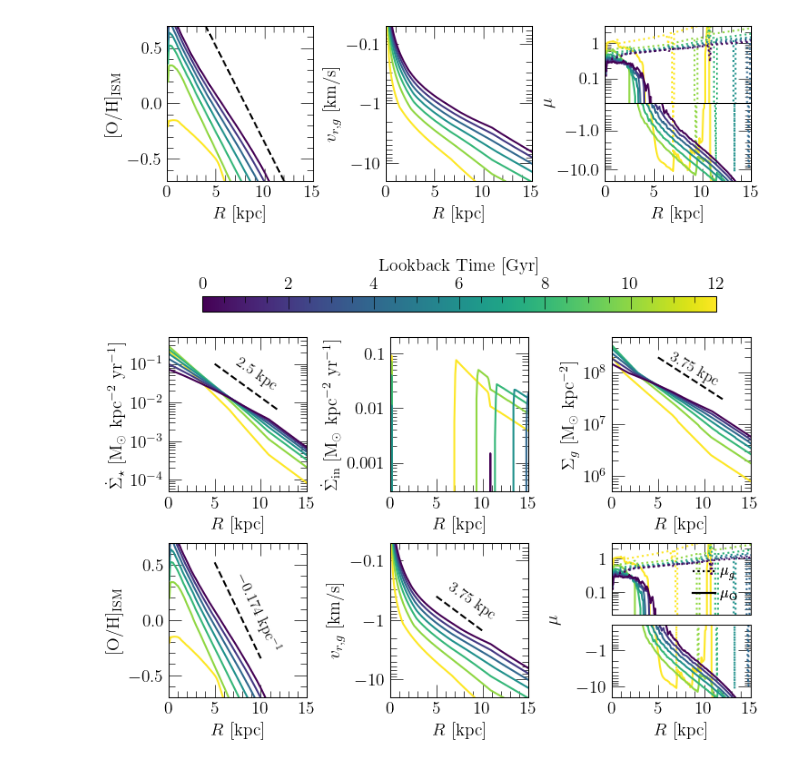
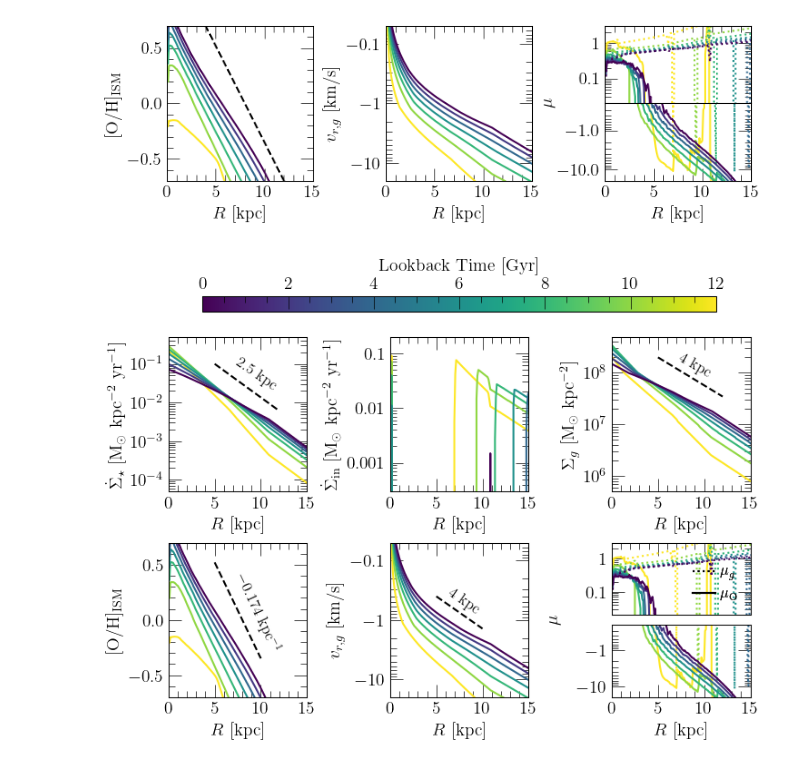
Before and after one commit to giganano/radial-flows, a Jupyter notebook: notebooks/river.ipynb, the cells around one changed output. Saved outputs shown, nothing was run; the diff lists cells and outputs as text; code cells hidden in the pictures.

Commit message:
a bunch of models and figures

```diff
--- a/notebooks/river.ipynb
+++ b/notebooks/river.ipynb
@@ -290,7 +290,7 @@ axes[2].set_ylabel(r"$\Sigma_g$ [M$_\odot$ kpc$^{-2}$]", fontsize = 14)
 axes[3].set_ylabel(r"[O/H]$_\text{ISM}$")
 axes[4].set_ylabel(r"$v_{r,g}$ [km/s]")
 
-bottom = fig.add_axes([0.8, 0.8, 0.1, 0.1], sharex = ax3_top)
+bottom = fig.add_axes([0.8, 0.8, 0.1, 0.1], sharex = axes[-1])
 plt.setp(axes[-1].get_xticklabels(), visible = False)
 bottom.set_xlabel(r"$R$ [kpc]")
 bottom.set_ylim(YLIM[-1])
@@ -354,18 +354,18 @@ yvals = [0.1 * np.exp(-(x - xvals[0]) / 2.5) for x in xvals]
 axes[0].plot(xvals, yvals, **kwargs)
 axes[0].text(7, 0.02, r"2.5 kpc", fontsize = fs, rotation = -35)
 
-yvals = [2.e8 * np.exp(-(x - xvals[0]) / 3.75) for x in xvals]
+yvals = [2.e8 * np.exp(-(x - xvals[0]) / 4) for x in xvals]
 axes[2].plot(xvals, yvals, **kwargs)
-axes[2].text(6, 5.5e7, r"3.75 kpc", fontsize = fs, rotation = -30)
+axes[2].text(7, 8e7, r"4 kpc", fontsize = fs, rotation = -30)
 
 xvals = np.linspace(5, 10, 100)
 yvals = [-0.174 * (x - 8) for x in xvals]
 axes[3].plot(xvals, yvals, **kwargs)
 axes[3].text(7, -0.3, r"$-0.174$ kpc$^{-1}$", fontsize = fs, rotation = -65)
 
-yvals = [0.4 * np.exp((x - xvals[0]) / 3.75) for x in xvals]
+yvals = [0.4 * np.exp((x - xvals[0]) / 4) for x in xvals]
 axes[4].plot(xvals, yvals, **kwargs)
-axes[4].text(6, 1, r"3.75 kpc", fontsize = fs, rotation = -35)
+axes[4].text(6, 0.8, r"4 kpc", fontsize = fs, rotation = -35)
 
 kwargs = {
     "c": named_colors()["black"]
@@ -394,31 +394,31 @@ mu_split = 0.01
 cbar_ax.set_position([
     axes[0].get_position().x0 + 0.05,
     axes[0].get_position().y1 + 0.05,
     axes[2].get_position().x1 - axes[0].get_position().x0 - 0.1,
     0.03
 ])
 axes[-1].set_position([
     axes[-1].get_position().x0,
     (axes[-2].get_position().y0 + axes[-2].get_position().y1) / 2 + mu_split,
     axes[-1].get_position().x1 - axes[-1].get_position().x0,
     (axes[-2].get_position().y1 - axes[-2].get_position().y0) / 2 - mu_split
 ])
 bottom.set_position([
     axes[-1].get_position().x0,
     axes[-2].get_position().y0,
     axes[-1].get_position().x1 - axes[-1].get_position().x0,
     (axes[-2].get_position().y1 - axes[-2].get_position().y0) / 2 - mu_split
 ])
 dummy.set_position([
     bottom.get_position().x0,
     bottom.get_position().y0,
     bottom.get_position().x1 - bottom.get_position().x0,
     axes[-1].get_position().y1 - bottom.get_position().y0
 ])
 for ext in ["pdf", "jpeg"]:
     kwargs = {}
     if ext == "jpeg": kwargs["dpi"] = 200
     plt.savefig("./river/river.%s" % (ext), **kwargs)
 plt.show()
 # %% [output]
-[figure, old version]
+[figure, new version]
```
Also changed, not shown: 21 other files.
